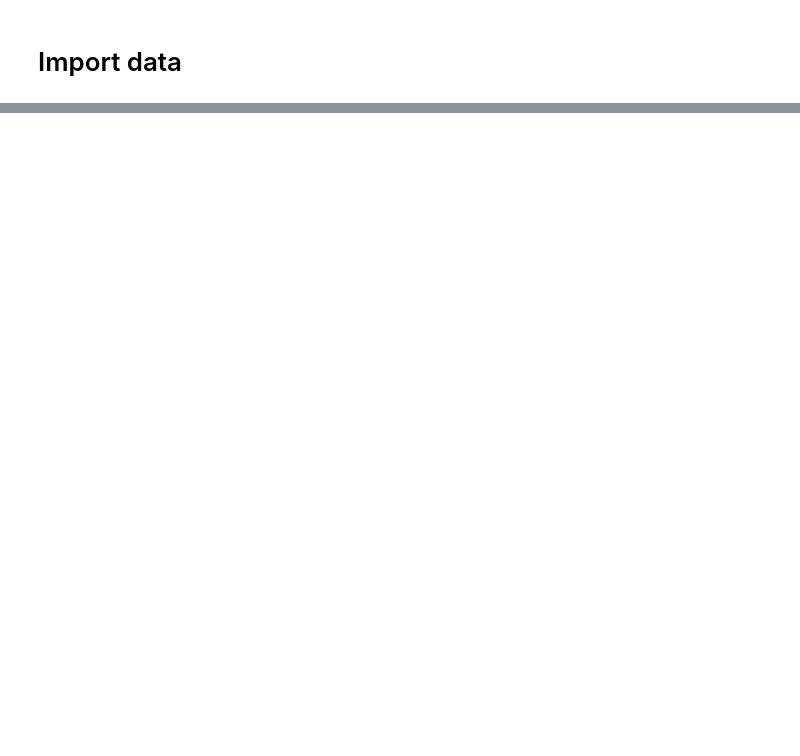
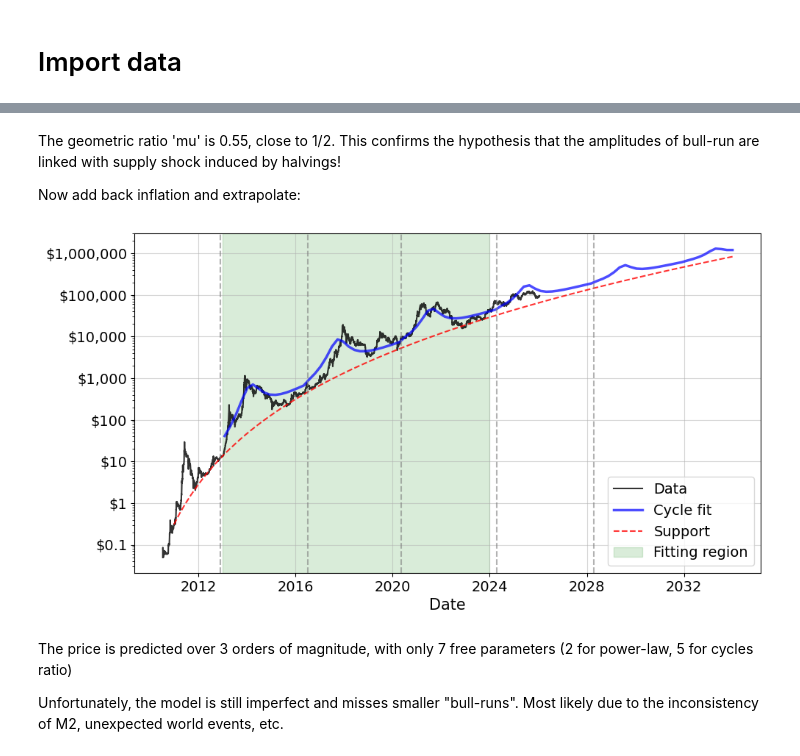
Before and after one commit to tristanbouchet/BTC-price-predict, a Jupyter notebook: btc_fit.ipynb, the cells around one changed output, grey strips where cells are left out. Cells and saved outputs as stored; diff of their text form; code cells hidden in the pictures; blank space fills up the shorter version.

```diff
--- a/btc_fit.ipynb
+++ b/btc_fit.ipynb
@@ -437,0 +90,17 @@ NVDA wins by 11.39%
+# %% [markdown]
+The geometric ratio 'mu' is 0.55, close to 1/2. This confirms the hypothesis that the amplitudes of bull-run are linked with supply shock induced by halvings!
+
+Now add back inflation and extrapolate:
+# %%
+# uncomment to have interactive plotting (requires PyQt5)
+# %matplotlib qt
+
+df_best = extrapolate_cycle(yaxis, result_cycle, support_PL, btc_price, df_best, df_support,
+                            start_cycle_fit, end_cycle_fit, btc_all_halving, m2_growth_rate)
+plt.show()
+# %% [output]
+[figure, added]
+# %% [markdown]
+The price is predicted over 3 orders of magnitude, with only 7 free parameters (2 for power-law, 5 for cycles ratio)
+
+Unfortunately, the model is still imperfect and misses smaller "bull-runs". Most likely due to the inconsistency of M2, unexpected world events, etc.
```
Also changed, not shown: parts of 33 cells of this notebook, 5 other files.
